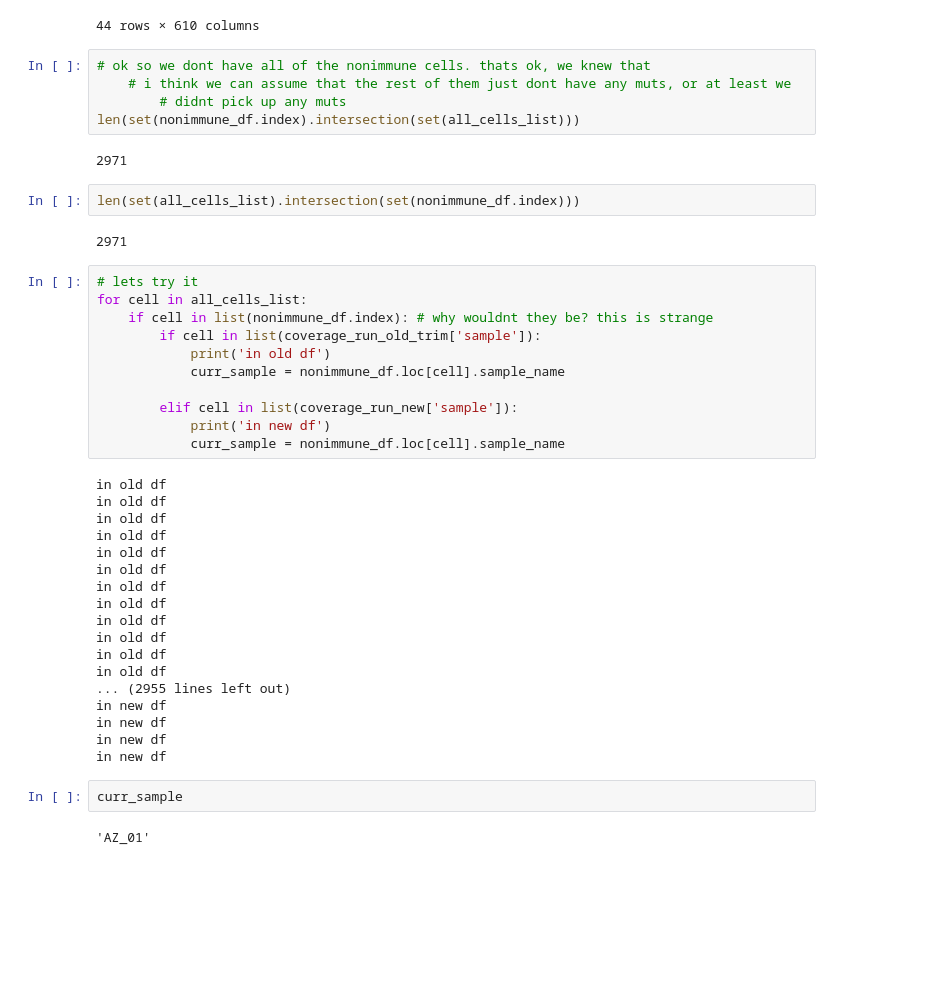
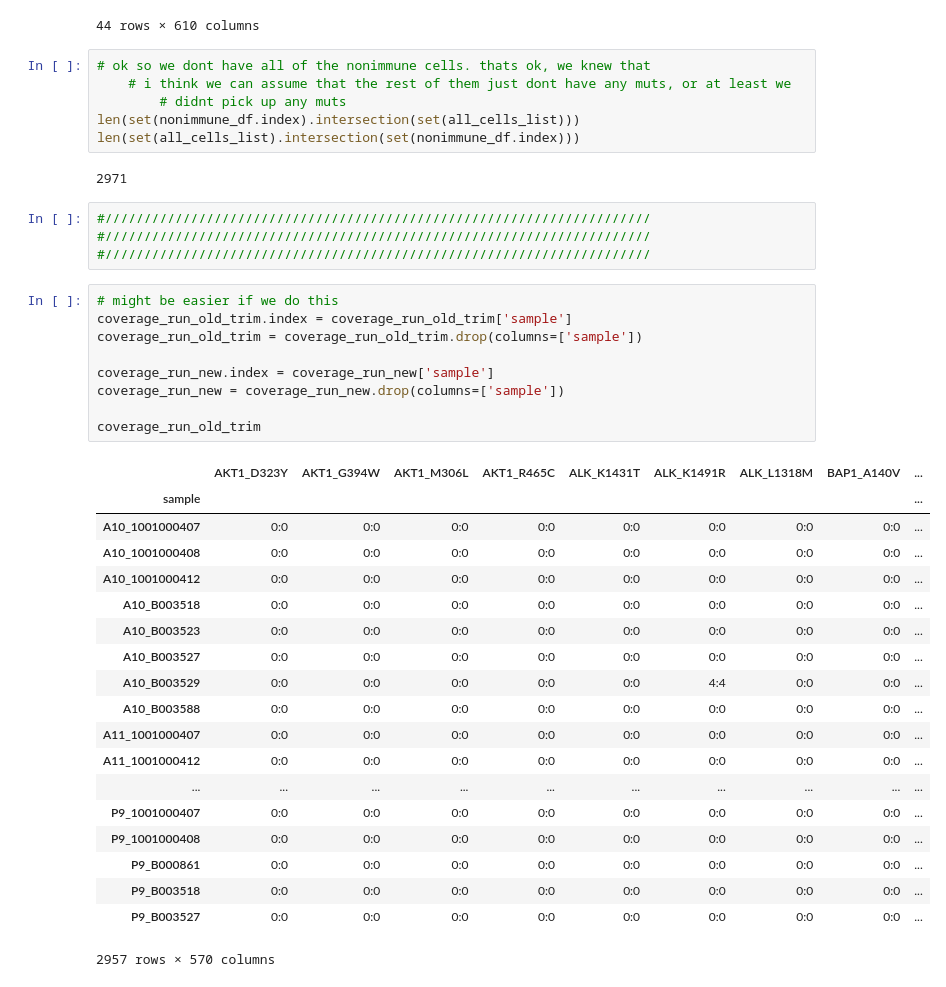
Before and after one commit to lincoln-harris/process_new_cells, a Jupyter notebook: validation_tables/scratch.ipynb, the cells around one changed output. Drawn from its saved outputs; the diff is of its cells as text; blank space fills up the shorter version.

```diff
--- a/validation_tables/scratch.ipynb
+++ b/validation_tables/scratch.ipynb
@@ -172,42 +150,39 @@ muts_x_sample_df
     # i think we can assume that the rest of them just dont have any muts, or at least we
         # didnt pick up any muts
 len(set(nonimmune_df.index).intersection(set(all_cells_list)))
+len(set(all_cells_list).intersection(set(nonimmune_df.index)))
 # %% [output]
 2971
-# %%
-len(set(all_cells_list).intersection(set(nonimmune_df.index)))
-# %% [output]
-2971
-# %%
-# lets try it
-for cell in all_cells_list:
-    if cell in list(nonimmune_df.index): # why wouldnt they be? this is strange
-        if cell in list(coverage_run_old_trim['sample']):
-            print('in old df')
-            curr_sample = nonimmune_df.loc[cell].sample_name
-
-        elif cell in list(coverage_run_new['sample']):
-            print('in new df')
-            curr_sample = nonimmune_df.loc[cell].sample_name
-# %% [output]
-in old df
-in old df
-in old df
-in old df
-in old df
-in old df
-in old df
-in old df
-in old df
-in old df
-in old df
-in old df
-... (2955 lines left out)
-in new df
-in new df
-in new df
-in new df
-# %%
-curr_sample
-# %% [output]
-'AZ_01'
+# %%
+#//////////////////////////////////////////////////////////////////////
+#//////////////////////////////////////////////////////////////////////
+#//////////////////////////////////////////////////////////////////////
+# %%
+# might be easier if we do this
+coverage_run_old_trim.index = coverage_run_old_trim['sample']
+coverage_run_old_trim = coverage_run_old_trim.drop(columns=['sample'])
+
+coverage_run_new.index = coverage_run_new['sample']
+coverage_run_new = coverage_run_new.drop(columns=['sample'])
+
+coverage_run_old_trim
+# %% [output]
+|  | AKT1_D323Y | AKT1_G394W | AKT1_M306L | AKT1_R465C | ALK_K1431T | ALK_K1491R | ALK_L1318M | BAP1_A140V | ... |
+| sample |  |  |  |  |  |  |  |  | ... |
+| A10_1001000407 | 0:0 | 0:0 | 0:0 | 0:0 | 0:0 | 0:0 | 0:0 | 0:0 | ... |
+| A10_1001000408 | 0:0 | 0:0 | 0:0 | 0:0 | 0:0 | 0:0 | 0:0 | 0:0 | ... |
+| A10_1001000412 | 0:0 | 0:0 | 0:0 | 0:0 | 0:0 | 0:0 | 0:0 | 0:0 | ... |
+| A10_B003518 | 0:0 | 0:0 | 0:0 | 0:0 | 0:0 | 0:0 | 0:0 | 0:0 | ... |
+| A10_B003523 | 0:0 | 0:0 | 0:0 | 0:0 | 0:0 | 0:0 | 0:0 | 0:0 | ... |
+| A10_B003527 | 0:0 | 0:0 | 0:0 | 0:0 | 0:0 | 0:0 | 0:0 | 0:0 | ... |
+| A10_B003529 | 0:0 | 0:0 | 0:0 | 0:0 | 0:0 | 4:4 | 0:0 | 0:0 | ... |
+| A10_B003588 | 0:0 | 0:0 | 0:0 | 0:0 | 0:0 | 0:0 | 0:0 | 0:0 | ... |
+| A11_1001000407 | 0:0 | 0:0 | 0:0 | 0:0 | 0:0 | 0:0 | 0:0 | 0:0 | ... |
+| A11_1001000412 | 0:0 | 0:0 | 0:0 | 0:0 | 0:0 | 0:0 | 0:0 | 0:0 | ... |
+| ... | ... | ... | ... | ... | ... | ... | ... | ... | ... |
+| P9_1001000407 | 0:0 | 0:0 | 0:0 | 0:0 | 0:0 | 0:0 | 0:0 | 0:0 | ... |
+| P9_1001000408 | 0:0 | 0:0 | 0:0 | 0:0 | 0:0 | 0:0 | 0:0 | 0:0 | ... |
+| P9_B000861 | 0:0 | 0:0 | 0:0 | 0:0 | 0:0 | 0:0 | 0:0 | 0:0 | ... |
+| P9_B003518 | 0:0 | 0:0 | 0:0 | 0:0 | 0:0 | 0:0 | 0:0 | 0:0 | ... |
+| P9_B003527 | 0:0 | 0:0 | 0:0 | 0:0 | 0:0 | 0:0 | 0:0 | 0:0 | ... |
+2957 rows × 570 columns
```
Also changed, not shown: parts of 9 cells of this notebook.
